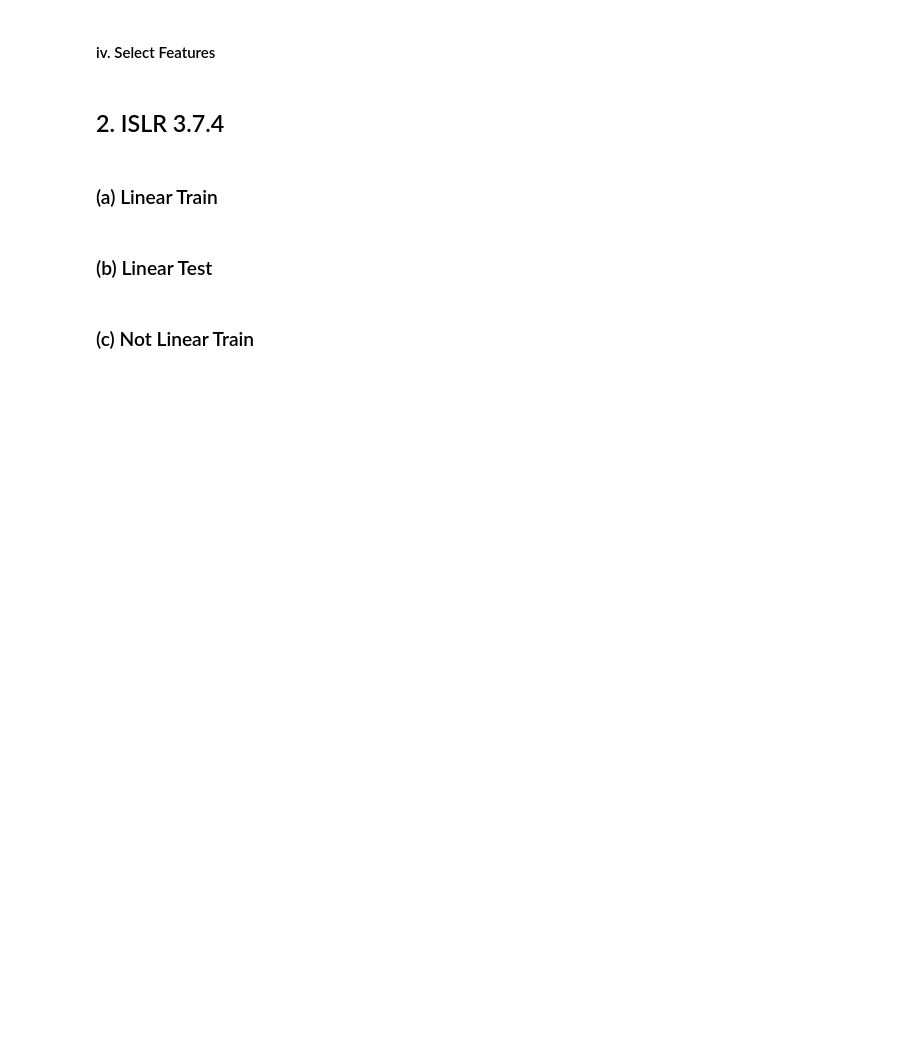
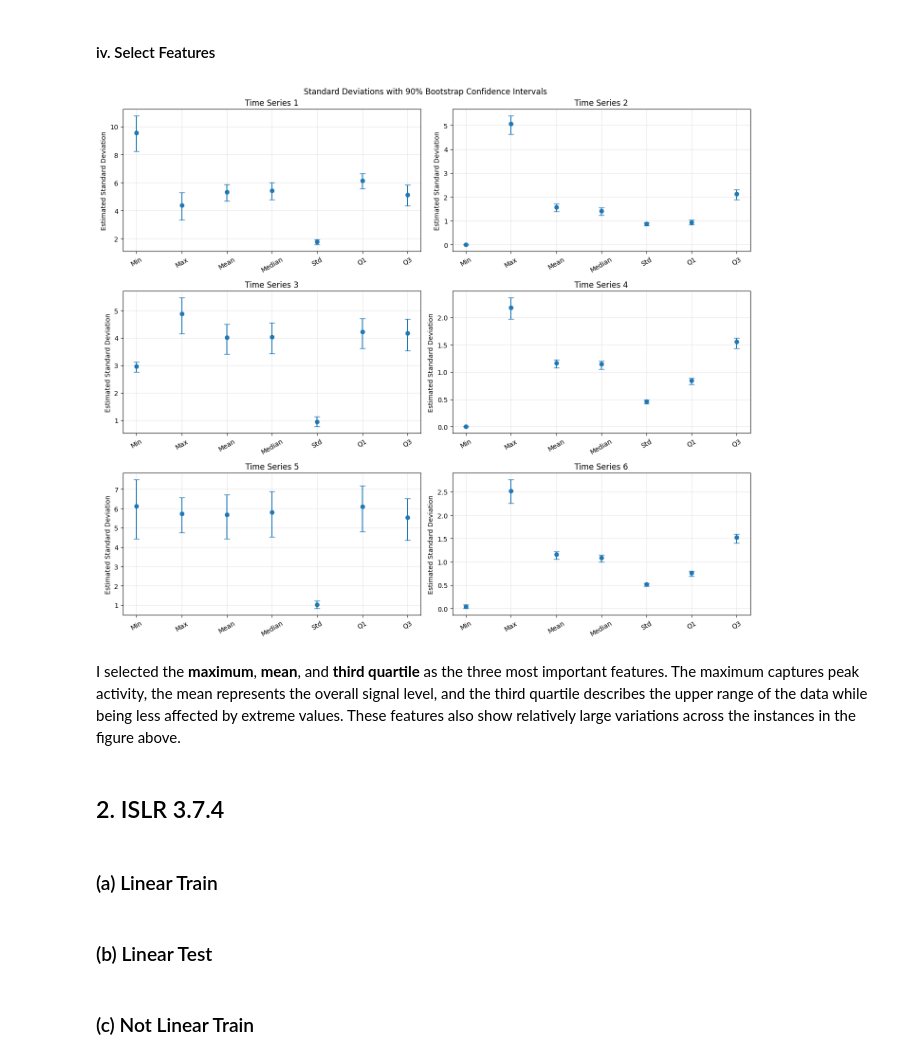
Before and after one commit to cxieusc/DSCI_552_HW3, a Jupyter notebook: notebook/Xie_Chong_HW3.ipynb, the cells around one changed output. Drawn from its saved outputs; the diff is of its cells as text; code cells hidden in the pictures; blank space fills up the shorter version.

```diff
--- a/notebook/Xie_Chong_HW3.ipynb
+++ b/notebook/Xie_Chong_HW3.ipynb
@@ -115,5 +247,46 @@ Testing set shape: (9120, 7)
 # %% [markdown]
 #### iv. Select Features
+# %%
+feature_labels = [
+    "Min", "Max", "Mean", "Median",
+    "Std", "Q1", "Q3"
+]
+
+fig, axes = plt.subplots(3, 2, figsize=(14, 12))
+axes = axes.flatten()
+
+for i, ax in enumerate(axes):
+    result = std_summary.iloc[i * 7:(i + 1) * 7]
+
+    estimates = result["Standard Deviation"].to_numpy()
+    lower = result["90% CI Lower"].to_numpy()
+    upper = result["90% CI Upper"].to_numpy()
+
+    errors = np.vstack([
+        estimates - lower,
+        upper - estimates
+    ])
+
+    ax.errorbar(
+        feature_labels,
+        estimates,
+        yerr=errors,
+        fmt="o",
+        capsize=4
+    )
+
+    ax.set_title(f"Time Series {i + 1}")
+    ax.set_ylabel("Estimated Standard Deviation")
+    ax.tick_params(axis="x", rotation=30)
+    ax.grid(alpha=0.3)
+
+plt.suptitle("Standard Deviations with 90% Bootstrap Confidence Intervals")
+plt.tight_layout()
+plt.show()
+# %% [output]
+[figure, added]
+# %% [markdown]
+I selected the **maximum**, **mean**, and **third quartile** as the three most important features. The maximum captures peak activity, the mean represents the overall signal level, and the third quartile describes the upper range of the data while being less affected by extreme values. These features also show relatively large variations across the instances in the figure above.
 # %% [markdown]
 ## 2. ISLR 3.7.4
 # %% [markdown]
```
Also changed, not shown: parts of 4 cells of this notebook.
